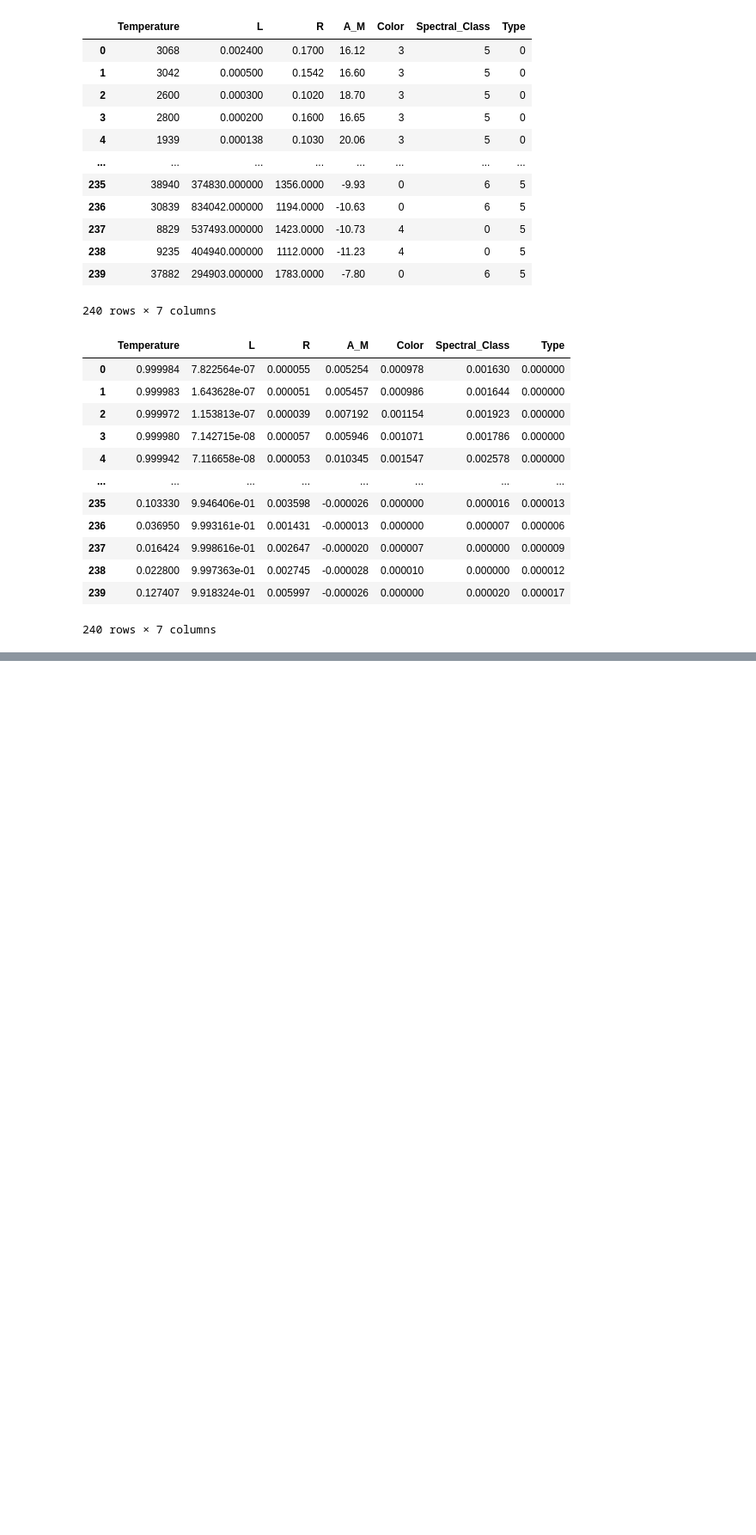
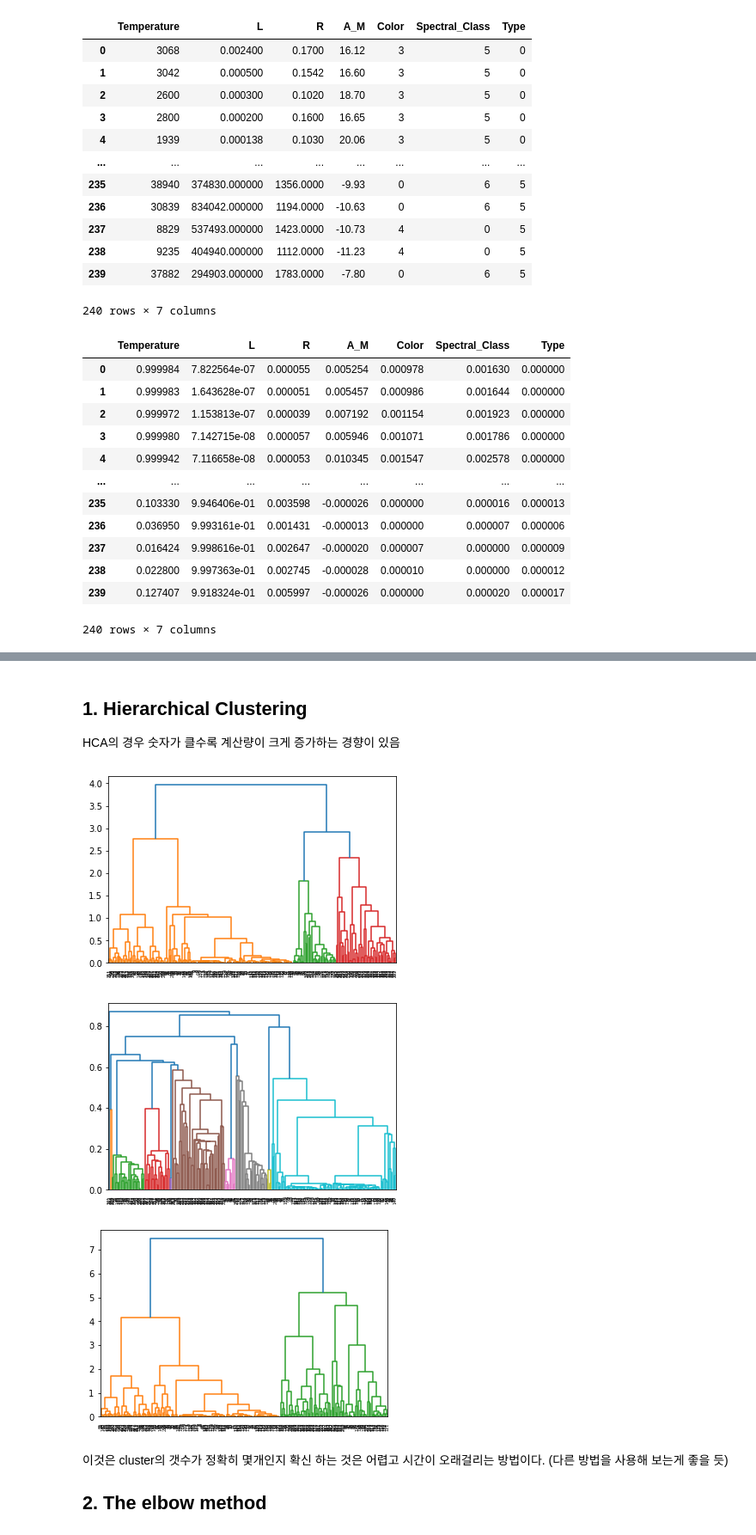
Before and after one commit to DongHyun99/Data_Mining, a Jupyter notebook: Pandas_data_analysis/StarTypeEDA.ipynb, the cells around one changed output, grey strips where cells are left out. Shown at 86% size. Drawn from its saved outputs; the diff is of its cells as text; code cells hidden in the pictures; blank space fills up the shorter version.

Commit message:
normalized and PCA + find the number of Clusters

```diff
--- a/Pandas_data_analysis/StarTypeEDA.ipynb
+++ b/Pandas_data_analysis/StarTypeEDA.ipynb
@@ -235,6 +238,6 @@ pd.DataFrame(trans_star,columns=star.columns)
 # %%
 stand=StandardScaler()
 trans_star = stand.fit_transform(star)
-pd.DataFrame(trans_star,columns=star.columns)
+data_scaled=pd.DataFrame(trans_star,columns=star.columns)
 
 # StandardScaler를 사용하니 같은 값을 가진 값들이 같은 값을 가지게 되었다.
@@ -254,0 +244,6 @@ pd.DataFrame(trans_star,columns=star.columns)
+# %%
+#PCA 차원 축소 기법을 먼저 적용해 보자
+pca = PCA(n_components=2)
+star_pca = pca.fit_transform(data_scaled)
+star_pca = pd.DataFrame(star_pca, columns=['x','y'])
+star_pca
@@ -254,0 +276,21 @@ pd.DataFrame(trans_star,columns=star.columns)
+# %% [markdown]
+## 1. Hierarchical Clustering
+
+HCA의 경우 숫자가 클수록 계산량이 크게 증가하는 경향이 있음
+# %%
+import scipy.cluster.hierarchy as shc
+
+demd = shc.dendrogram(shc.linkage(star_pca, method='average'))
+plt.show()
+demd = shc.dendrogram(shc.linkage(star_pca, method='single'))
+plt.show()
+demd = shc.dendrogram(shc.linkage(star_pca, method='complete'))
+plt.show()렵
+# %% [output]
+[figure, added]
+[figure, added]
+[figure, added]
+# %% [markdown]
+이것은 cluster의 갯수가 정확히 몇개인지 확신 하는 것은 어렵고 시간이 오래걸리는 방법이다. (다른 방법을 사용해 보는게 좋을 듯)
+
+## 2. The elbow method
```
Also changed, not shown: parts of 6 cells of this notebook.
